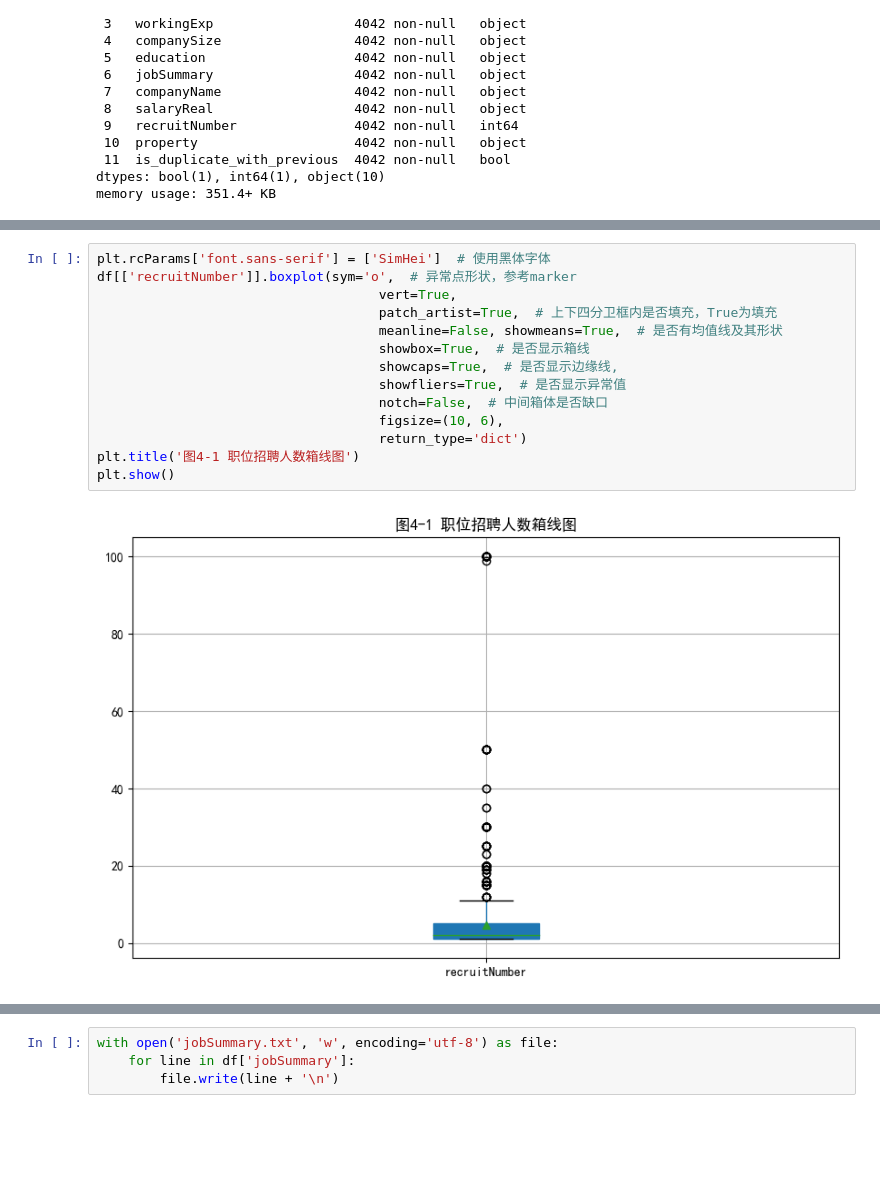
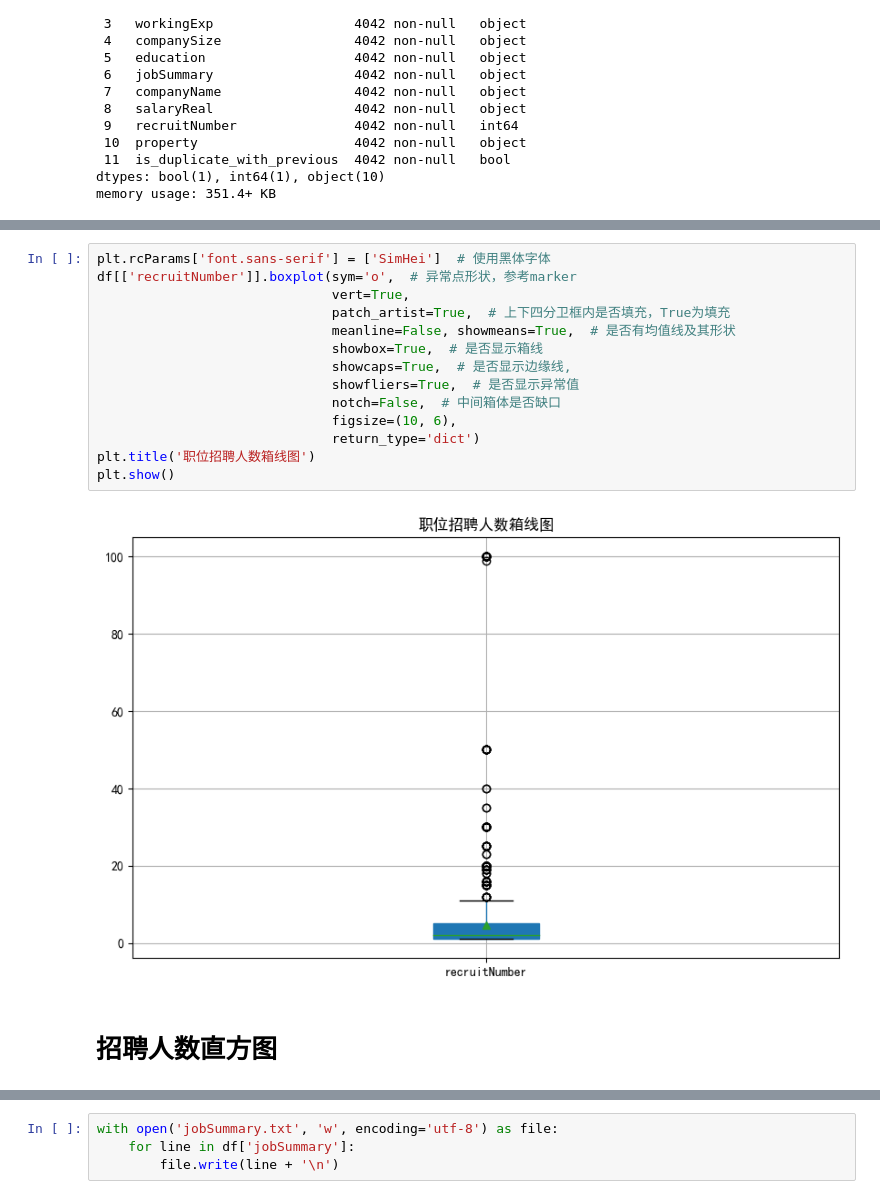
Before and after one commit to SHULI76/1, a Jupyter notebook: 数据分析类招聘信息数据分析.ipynb, the cells around one changed output, grey strips where cells are left out. Drawn from its saved outputs; the diff is of its cells as text; blank space fills up the shorter version.

```diff
--- a/数据分析类招聘信息数据分析.ipynb
+++ b/数据分析类招聘信息数据分析.ipynb
@@ -211,17 +198,19 @@ memory usage: 351.4+ KB
 # %%
 plt.rcParams['font.sans-serif'] = ['SimHei']  # 使用黑体字体
 df[['recruitNumber']].boxplot(sym='o',  # 异常点形状，参考marker
-                                    vert=True,
-                                    patch_artist=True,  # 上下四分卫框内是否填充，True为填充
-                                    meanline=False, showmeans=True,  # 是否有均值线及其形状
-                                    showbox=True,  # 是否显示箱线
-                                    showcaps=True,  # 是否显示边缘线,
-                                    showfliers=True,  # 是否显示异常值
-                                    notch=False,  # 中间箱体是否缺口
-                                    figsize=(10, 6),
-                                    return_type='dict')
-plt.title('图4-1 职位招聘人数箱线图')
+                              vert=True,
+                              patch_artist=True,  # 上下四分卫框内是否填充，True为填充
+                              meanline=False, showmeans=True,  # 是否有均值线及其形状
+                              showbox=True,  # 是否显示箱线
+                              showcaps=True,  # 是否显示边缘线,
+                              showfliers=True,  # 是否显示异常值
+                              notch=False,  # 中间箱体是否缺口
+                              figsize=(10, 6),
+                              return_type='dict')
+plt.title('职位招聘人数箱线图')
 plt.show()
 # %% [output]
-[figure, old version]
+[figure, new version]
+# %% [markdown]
+# 招聘人数直方图
 # %%
```
Also changed, not shown: parts of 27 cells of this notebook.
